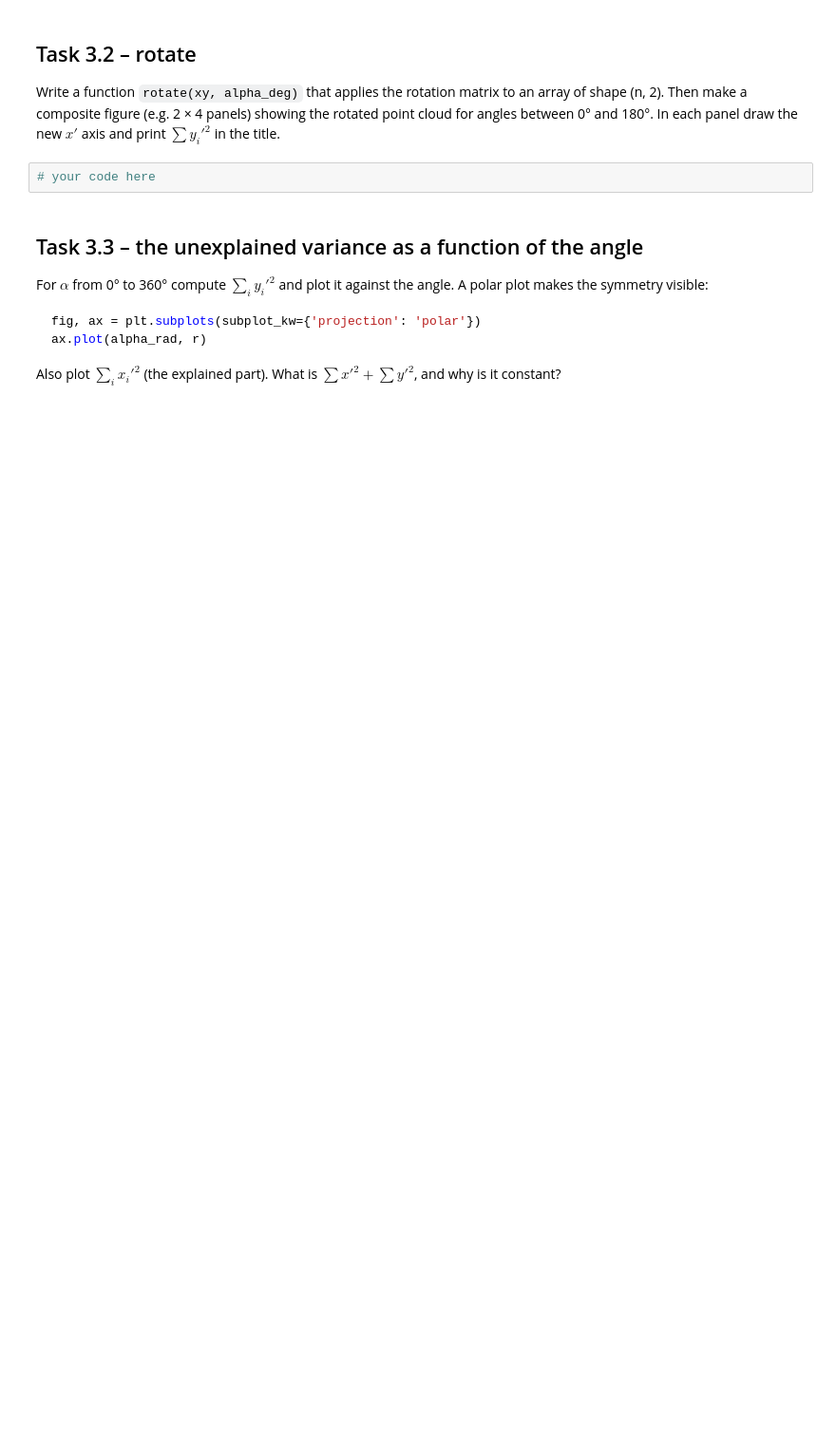
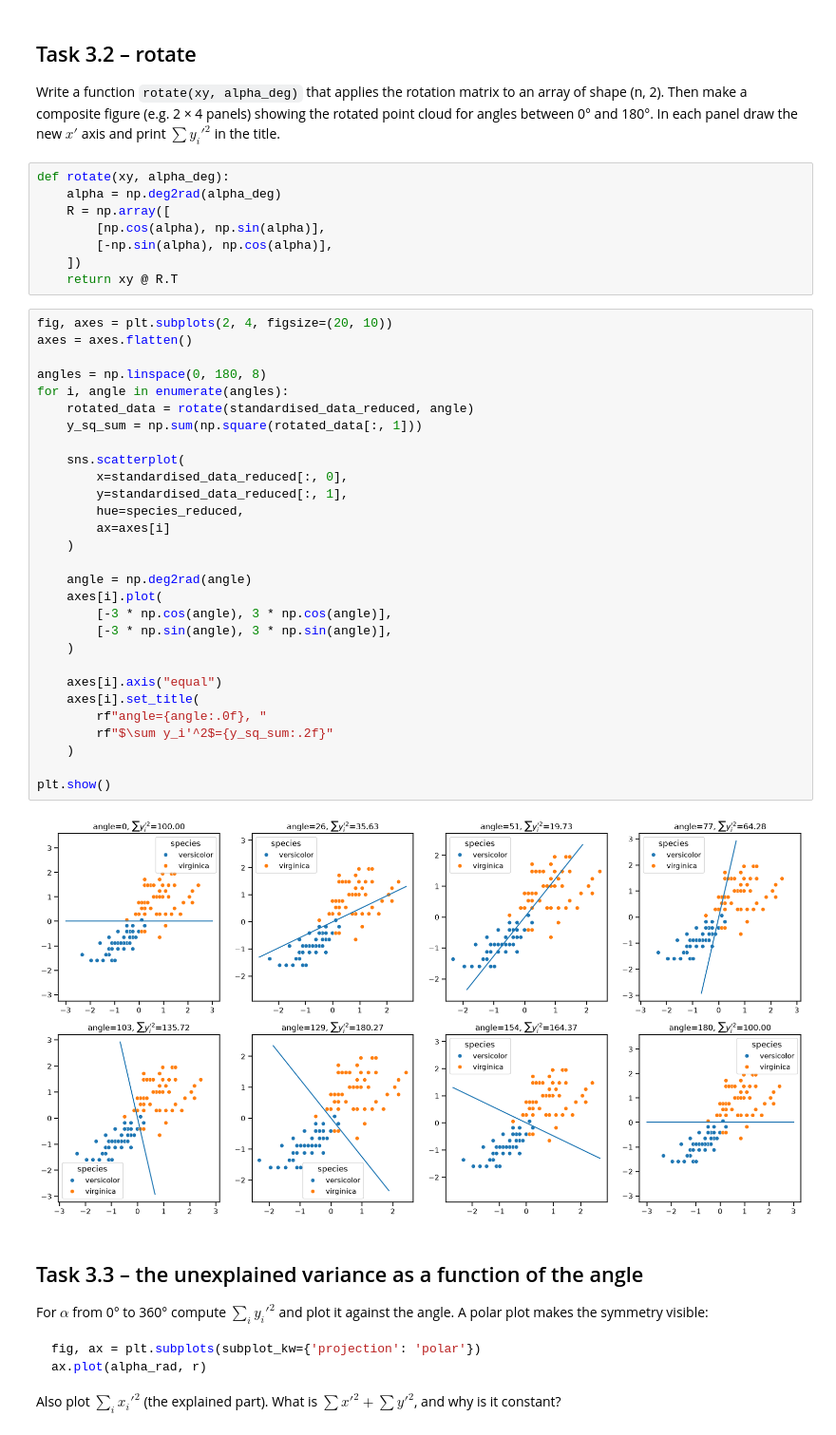
Before and after one commit to Xraaaay/lu_bern02_material, a Jupyter notebook: Labs/unsupervised/unsupervised_learning.ipynb, the cells around one changed output. Shown at 95% size. Saved outputs shown, nothing was run; the diff lists cells and outputs as text; blank space fills up the shorter version.

```diff
--- a/Labs/unsupervised/unsupervised_learning.ipynb
+++ b/Labs/unsupervised/unsupervised_learning.ipynb
@@ -319,7 +351,44 @@ Write a function `rotate(xy, alpha_deg)` that applies the rotation matrix to an
 Then make a composite figure (e.g. 2 × 4 panels) showing the rotated point cloud for angles between 0° and 180°.
 In each panel draw the new $x'$ axis and print $\sum y_i'^2$ in the title.
 # %%
-# your code here
+def rotate(xy, alpha_deg):
+    alpha = np.deg2rad(alpha_deg)
+    R = np.array([
+        [np.cos(alpha), np.sin(alpha)],
+        [-np.sin(alpha), np.cos(alpha)],
+    ])
+    return xy @ R.T
+# %%
+fig, axes = plt.subplots(2, 4, figsize=(20, 10))
+axes = axes.flatten()
+
+angles = np.linspace(0, 180, 8)
+for i, angle in enumerate(angles):
+    rotated_data = rotate(standardised_data_reduced, angle)
+    y_sq_sum = np.sum(np.square(rotated_data[:, 1]))
+
+    sns.scatterplot(
+        x=standardised_data_reduced[:, 0],
+        y=standardised_data_reduced[:, 1],
+        hue=species_reduced,
+        ax=axes[i]
+    )
+
+    angle = np.deg2rad(angle)
+    axes[i].plot(
+        [-3 * np.cos(angle), 3 * np.cos(angle)],
+        [-3 * np.sin(angle), 3 * np.sin(angle)],
+    )
+
+    axes[i].axis("equal")
+    axes[i].set_title(
+        rf"angle={angle:.0f}, "
+        rf"$\sum y_i'^2$={y_sq_sum:.2f}"
+    )
+
+plt.show()
+# %% [output]
+[figure, added]
 # %% [markdown]
 ## Task 3.3 – the unexplained variance as a function of the angle
 For $\alpha$ from 0° to 360° compute $\sum_i y_i'^2$ and plot it against the angle. A polar plot makes the symmetry visible:
```
Also changed, not shown: parts of 4 cells of this notebook.
